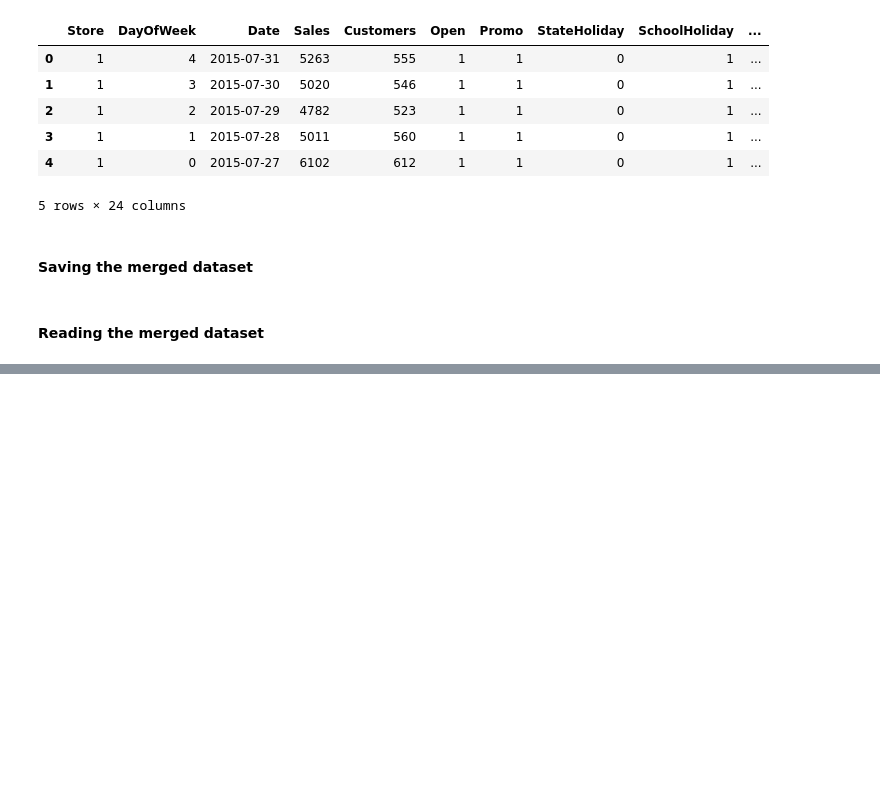
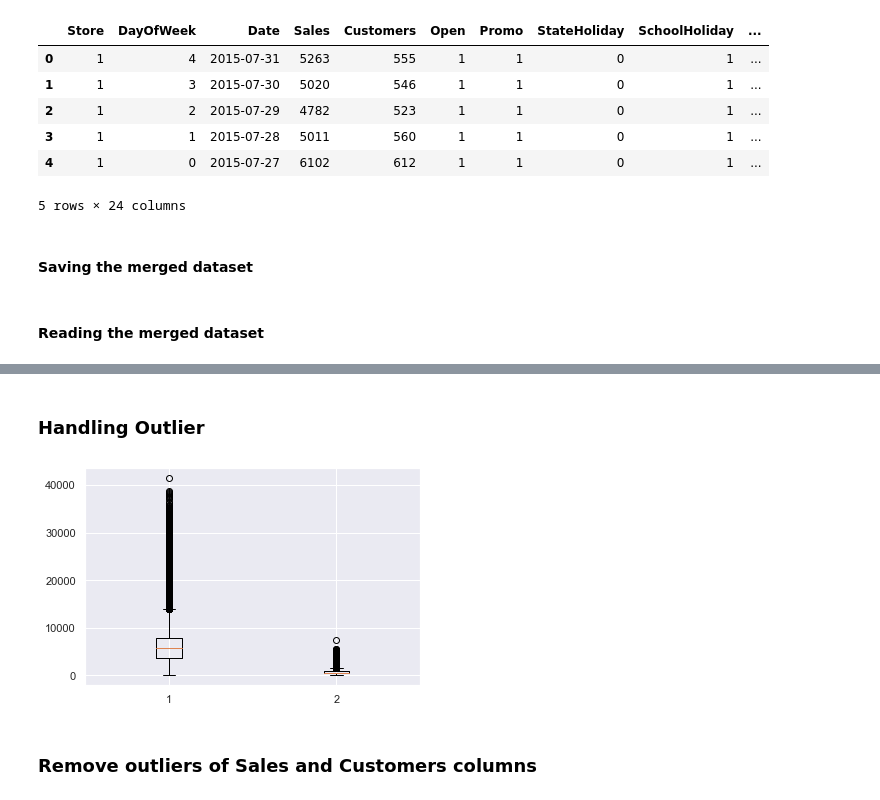
Before and after one commit to yonamg/Pharmaceutical-Sales-Prediction, a Jupyter notebook: notebook/Sales_Preprocessing.ipynb, the cells around one changed output, grey strips where cells are left out. Saved outputs shown, nothing was run; the diff lists cells and outputs as text; code cells hidden in the pictures; blank space fills up the shorter version.

```diff
--- a/notebook/Sales_Preprocessing.ipynb
+++ b/notebook/Sales_Preprocessing.ipynb
@@ -327,0 +328,10 @@ plot.plot_box(train_df, train_df['Customers'], "Customers Outlier Graph")
+# %% [markdown]
+### Handling Outlier
+# %%
+sns.set()
+plt.boxplot(train_df[['Sales', 'Customers']])
+plt.show()
+# %% [output]
+[figure, added]
+# %% [markdown]
+### Remove outliers of Sales and Customers columns
```
Also changed, not shown: parts of 43 cells of this notebook.
